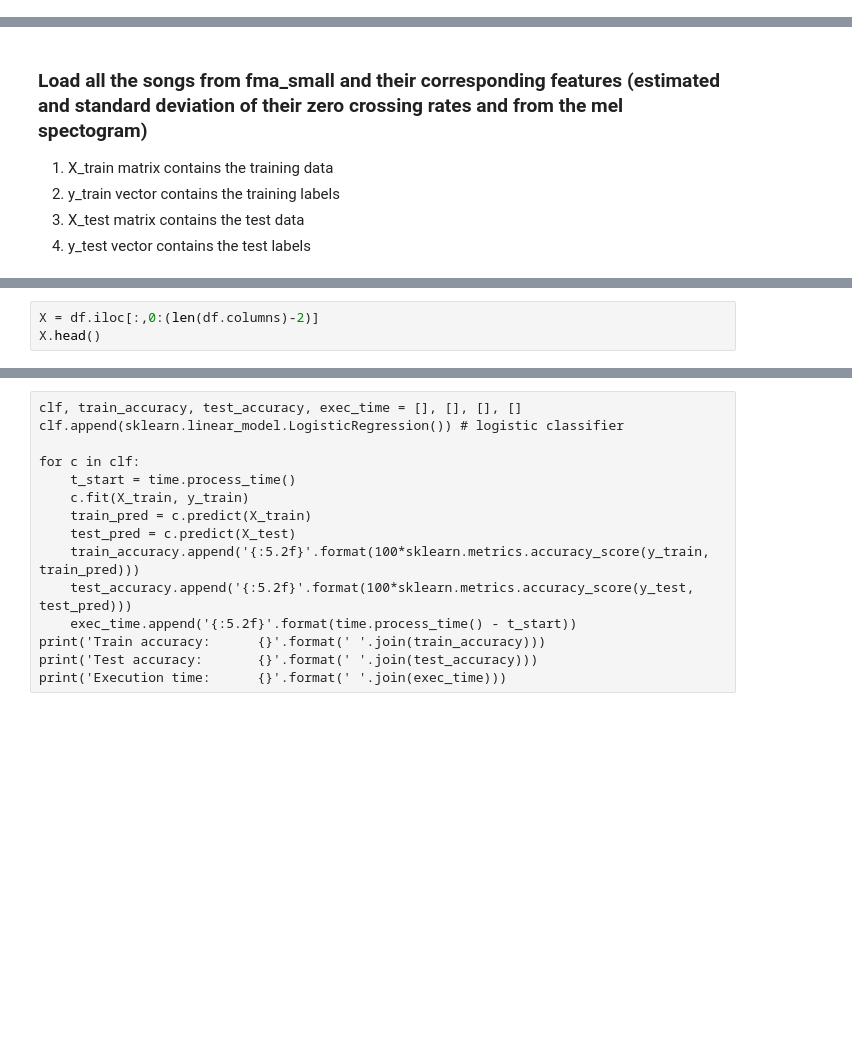
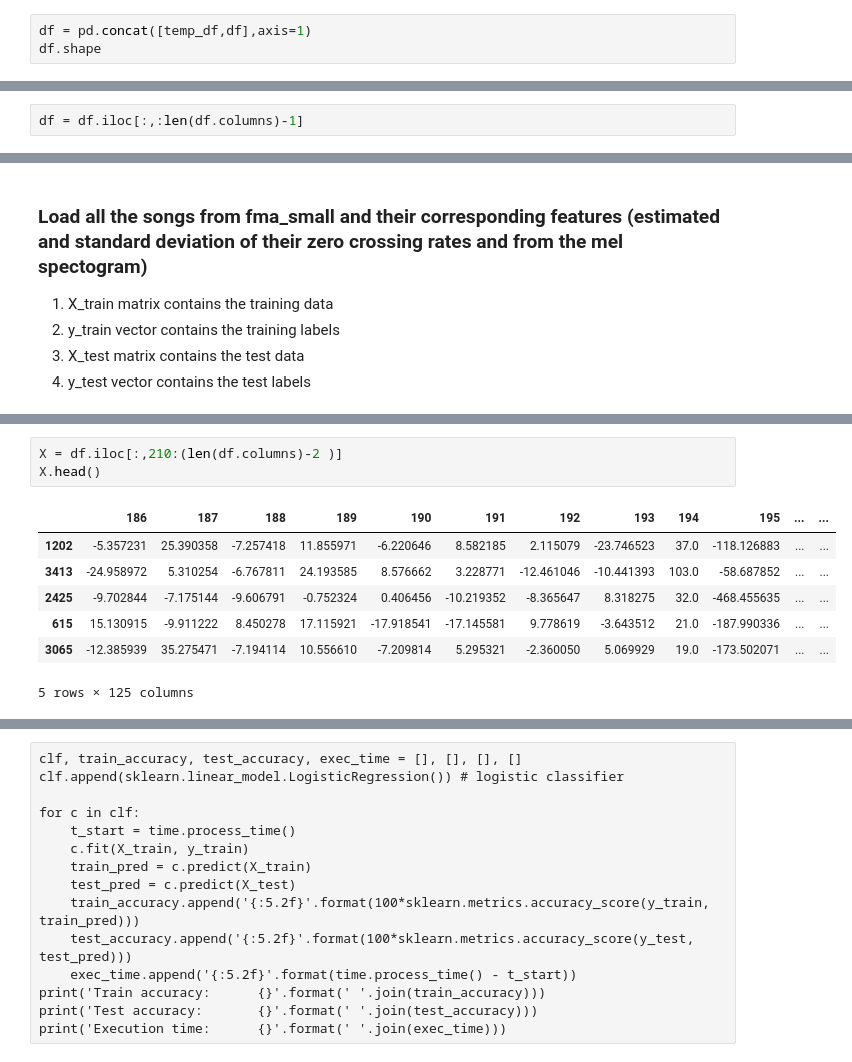
Before and after one commit to Chibukach/mir-fma, a Jupyter notebook: MachineLearning-Complete.ipynb, the cells around one changed output, grey strips where cells are left out. Cells and saved outputs as stored; diff of their text form; blank space fills up the shorter version.

```diff
--- a/MachineLearning-Complete.ipynb
+++ b/MachineLearning-Complete.ipynb
@@ -35,0 +83,3 @@ df.head()
+# %%
+df = pd.concat([temp_df,df],axis=1)
+df.shape
@@ -46,0 +103,2 @@ df.head()
+# %%
+df = df.iloc[:,:len(df.columns)-1]
@@ -59,6 +142,14 @@ KeyError: 'Encoded_Genre'
 # %%
-X = df.iloc[:,0:(len(df.columns)-2)]
+X = df.iloc[:,210:(len(df.columns)-2 )]
 X.head()
+# %% [output]
+|  | 186 | 187 | 188 | 189 | 190 | 191 | 192 | 193 | 194 | 195 | ... | ... |
+| 1202 | -5.357231 | 25.390358 | -7.257418 | 11.855971 | -6.220646 | 8.582185 | 2.115079 | -23.746523 | 37.0 | -118.126883 | ... | ... |
+| 3413 | -24.958972 | 5.310254 | -6.767811 | 24.193585 | 8.576662 | 3.228771 | -12.461046 | -10.441393 | 103.0 | -58.687852 | ... | ... |
+| 2425 | -9.702844 | -7.175144 | -9.606791 | -0.752324 | 0.406456 | -10.219352 | -8.365647 | 8.318275 | 32.0 | -468.455635 | ... | ... |
+| 615 | 15.130915 | -9.911222 | 8.450278 | 17.115921 | -17.918541 | -17.145581 | 9.778619 | -3.643512 | 21.0 | -187.990336 | ... | ... |
+| 3065 | -12.385939 | 35.275471 | -7.194114 | 10.556610 | -7.209814 | 5.295321 | -2.360050 | 5.069929 | 19.0 | -173.502071 | ... | ... |
+5 rows × 125 columns
 # %%
 X_train, X_test, y_train, y_test = train_test_split(X, y, test_size=0.33, random_state=42)
 print('X_train size=',X_train.shape)
```
Also changed, not shown: parts of 19 cells of this notebook, 2 other files.
